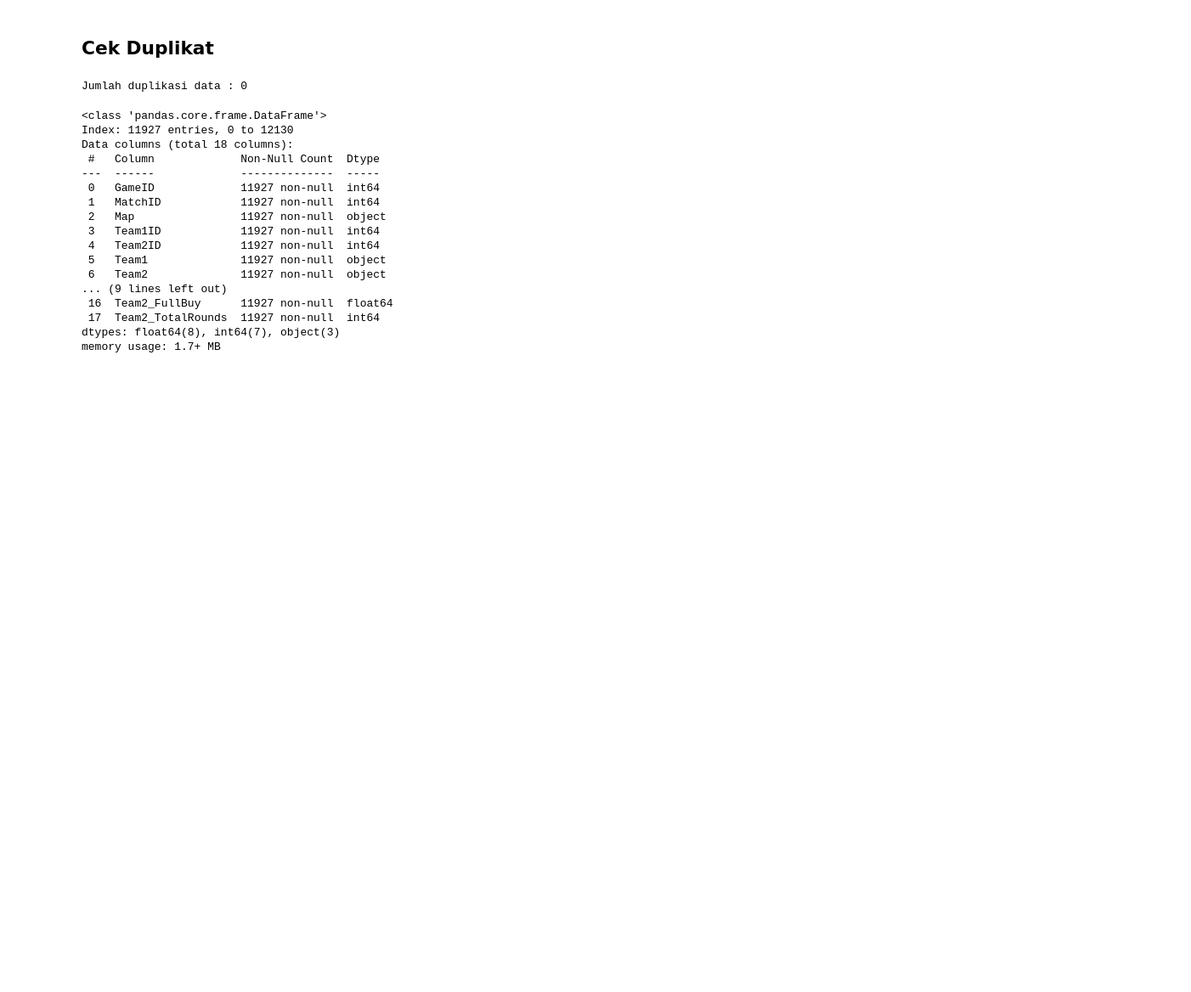
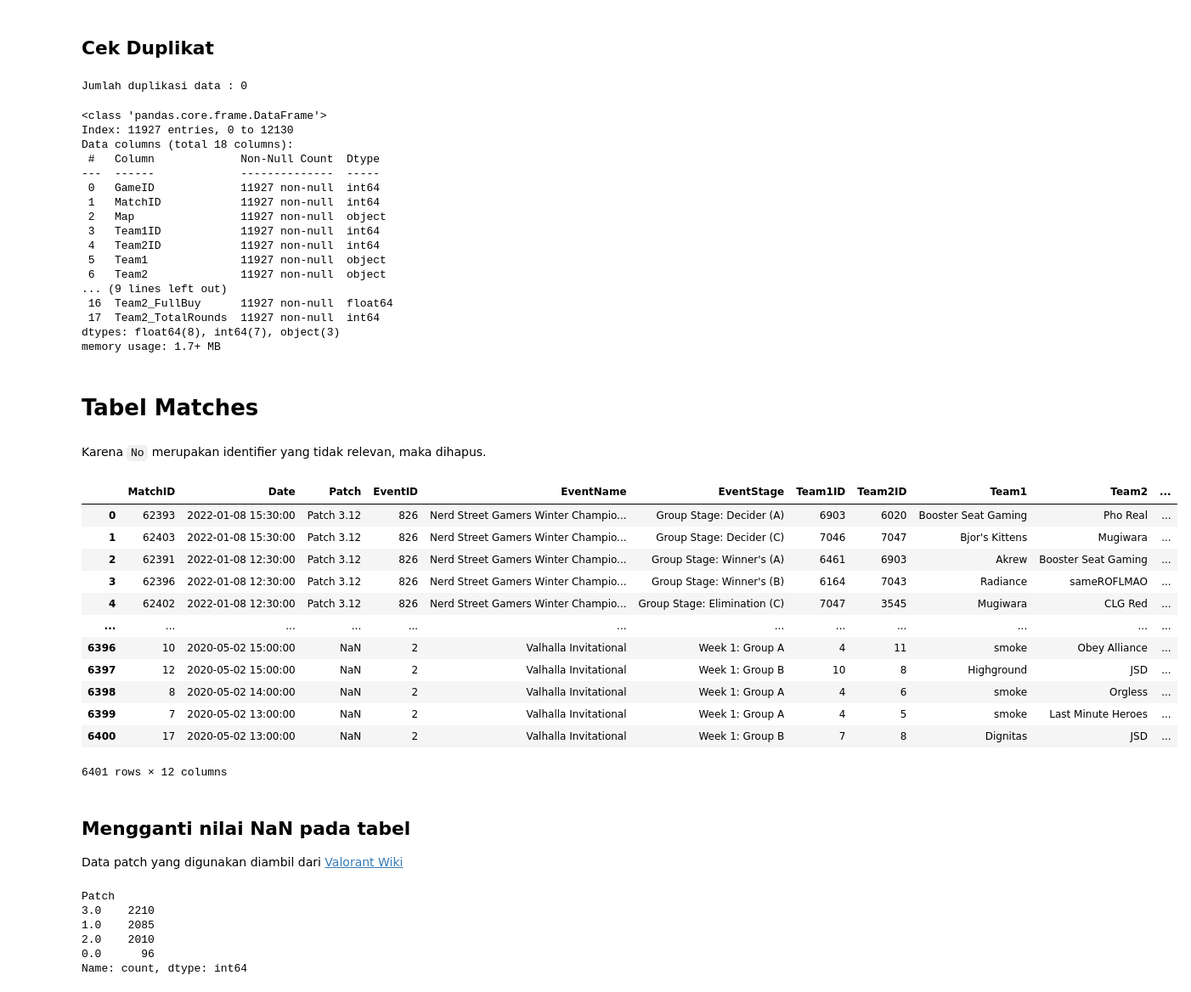
Before and after one commit to michaelsinanta/tk-kasdad, a Jupyter notebook: preprocessing.ipynb, the cells around one changed output. Shown: that part at 85% size. Saved outputs shown, nothing was run; the diff lists cells and outputs as text; code cells hidden in the pictures; blank space fills up the shorter version.

```diff
--- a/preprocessing.ipynb
+++ b/preprocessing.ipynb
@@ -378,3 +378,29 @@ Data columns (total 18 columns):
  17  Team2_TotalRounds  11927 non-null  int64
 dtypes: float64(8), int64(7), object(3)
 memory usage: 1.7+ MB
+# %% [markdown]
+# Tabel Matches
+# %%
+df_match = pd.read_csv('matches.csv')
+# %% [markdown]
+Karena `No` merupakan identifier yang tidak relevan, maka dihapus.
+# %%
+df_match = df_match.drop(['No'], axis=1)
+df_match
+# %% [output]
+|  | MatchID | Date | Patch | EventID | EventName | EventStage | Team1ID | Team2ID | Team1 | Team2 | ... |
+| 0 | 62393 | 2022-01-08 15:30:00 | Patch 3.12 | 826 | Nerd Street Gamers Winter Champio... | Group Stage: Decider (A) | 6903 | 6020 | Booster Seat Gaming | Pho Real | ... |
+| 1 | 62403 | 2022-01-08 15:30:00 | Patch 3.12 | 826 | Nerd Street Gamers Winter Champio... | Group Stage: Decider (C) | 7046 | 7047 | Bjor's Kittens | Mugiwara | ... |
+| 2 | 62391 | 2022-01-08 12:30:00 | Patch 3.12 | 826 | Nerd Street Gamers Winter Champio... | Group Stage: Winner's (A) | 6461 | 6903 | Akrew | Booster Seat Gaming | ... |
+| 3 | 62396 | 2022-01-08 12:30:00 | Patch 3.12 | 826 | Nerd Street Gamers Winter Champio... | Group Stage: Winner's (B) | 6164 | 7043 | Radiance | sameROFLMAO | ... |
+| 4 | 62402 | 2022-01-08 12:30:00 | Patch 3.12 | 826 | Nerd Street Gamers Winter Champio... | Group Stage: Elimination (C) | 7047 | 3545 | Mugiwara | CLG Red | ... |
+| ... | ... | ... | ... | ... | ... | ... | ... | ... | ... | ... | ... |
+| 6396 | 10 | 2020-05-02 15:00:00 | NaN | 2 | Valhalla Invitational | Week 1: Group A | 4 | 11 | smoke | Obey Alliance | ... |
+| 6397 | 12 | 2020-05-02 15:00:00 | NaN | 2 | Valhalla Invitational | Week 1: Group B | 10 | 8 | Highground | JSD | ... |
+| 6398 | 8 | 2020-05-02 14:00:00 | NaN | 2 | Valhalla Invitational | Week 1: Group A | 4 | 6 | smoke | Orgless | ... |
+| 6399 | 7 | 2020-05-02 13:00:00 | NaN | 2 | Valhalla Invitational | Week 1: Group A | 4 | 5 | smoke | Last Minute Heroes | ... |
+| 6400 | 17 | 2020-05-02 13:00:00 | NaN | 2 | Valhalla Invitational | Week 1: Group B | 7 | 8 | Dignitas | JSD | ... |
+6401 rows × 12 columns
+# %% [markdown]
+## Mengganti nilai NaN pada tabel
+Data patch yang digunakan diambil dari [Valorant Wiki](https://valorant.fandom.com/wiki/Patch_Notes)
@@ -380,0 +437,10 @@ memory usage: 1.7+ MB
+# %%
+df_matches_final['Patch'] = df_matches_final['Patch'].str.extract(r'(\d)\.\d+').astype(float)
+df_matches_final['Patch'].value_counts()
+# %% [output]
+Patch
+3.0    2210
+1.0    2085
+2.0    2010
+0.0      96
+Name: count, dtype: int64
```
Also changed, not shown: parts of 17 cells of this notebook.
